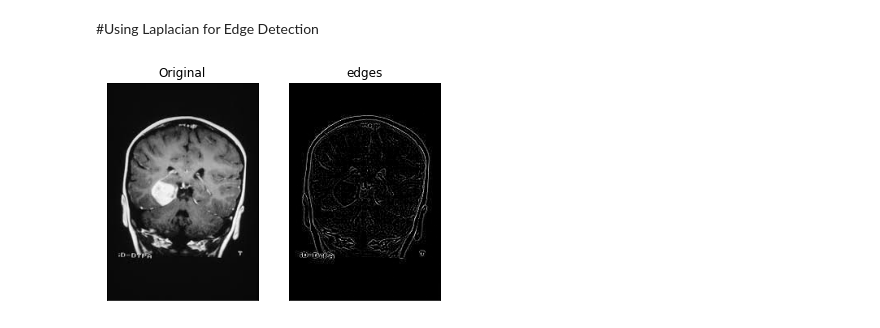
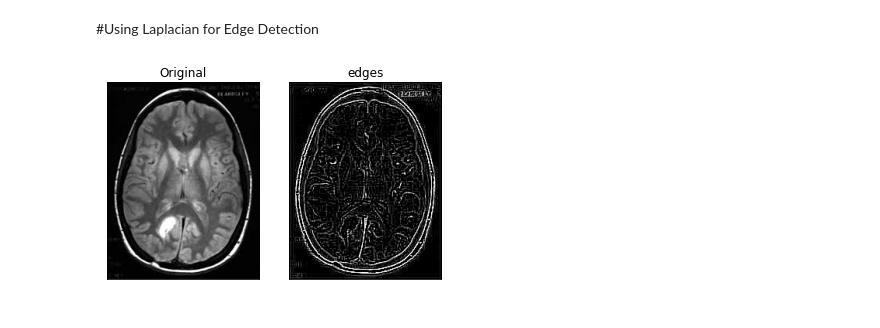
Before and after one commit to chauhan17nitin/Detection-of-Brain-Tumors, a Jupyter notebook: Image_processing.ipynb, the cells around one changed output. Drawn from its saved outputs; the diff is of its cells as text; code cells hidden in the pictures.

```diff
--- a/Image_processing.ipynb
+++ b/Image_processing.ipynb
@@ -18,7 +18,7 @@ os.chdir('/content/drive/My Drive/Kaggle/Image Processing Project')
 # %%
 import cv2
 from google.colab.patches import cv2_imshow
-image = cv2.imread('sample_image.jfif')
+image = cv2.imread('sample2.jfif')
 gray = cv2.cvtColor(image, cv2.COLOR_BGR2GRAY)
 
 cv2_imshow(image)
@@ -49,18 +49,18 @@ plt.show()
 # %% [markdown]
 #Using Laplacian for Edge Detection
 # %%
-edges = cv2.Laplacian(gray, -1, ksize = 1, scale = 1, delta = 0, borderType = cv2.BORDER_DEFAULT)
+edges = cv2.Laplacian(gray, -1, ksize = 3, scale = 1, delta = 0, borderType = cv2.BORDER_DEFAULT)
 output = [gray, edges]
 import matplotlib.pyplot as plt
 
 titles = ['Original', 'edges']
 
 for i in range(2):
   plt.subplot(1, 2, i+1)
   plt.imshow(output[i], cmap = 'gray')
   plt.title(titles[i])
   plt.xticks([])
   plt.yticks([])
 plt.show()
 # %% [output]
-[figure, old version]
+[figure, new version]
```
Also changed, not shown: parts of 8 cells of this notebook.
